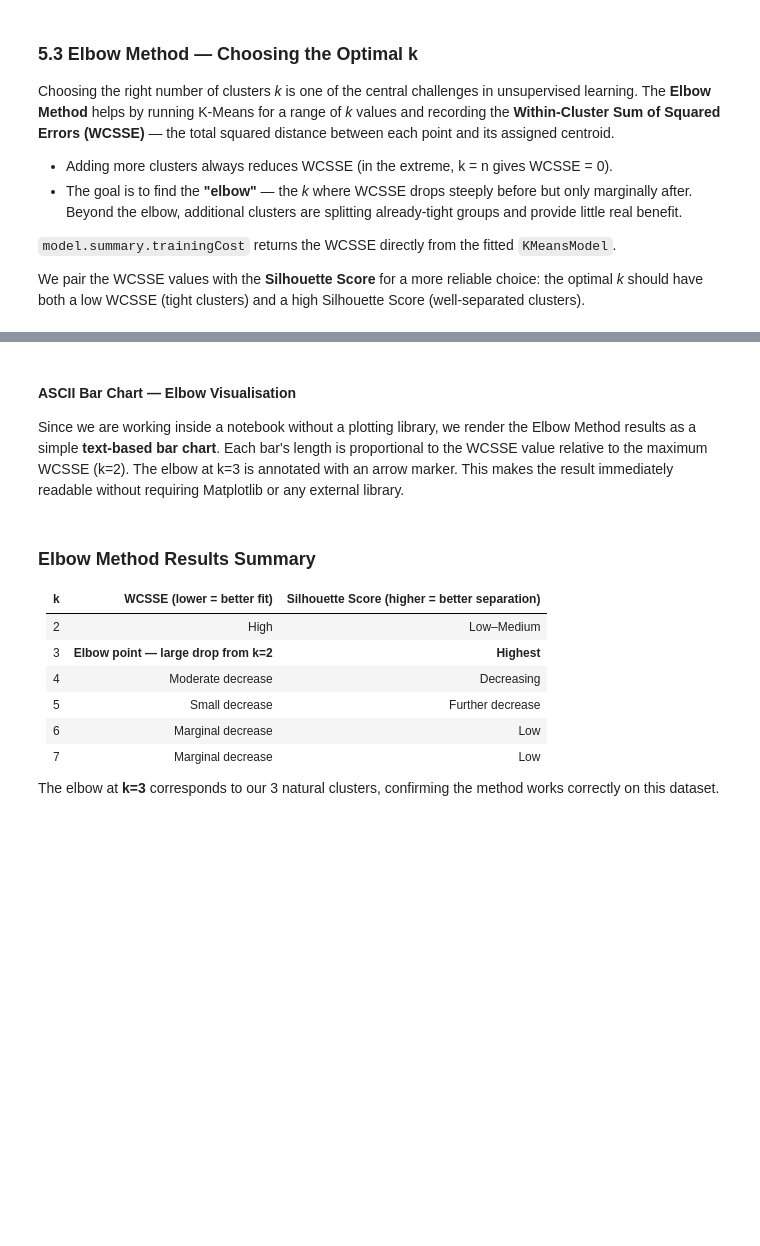
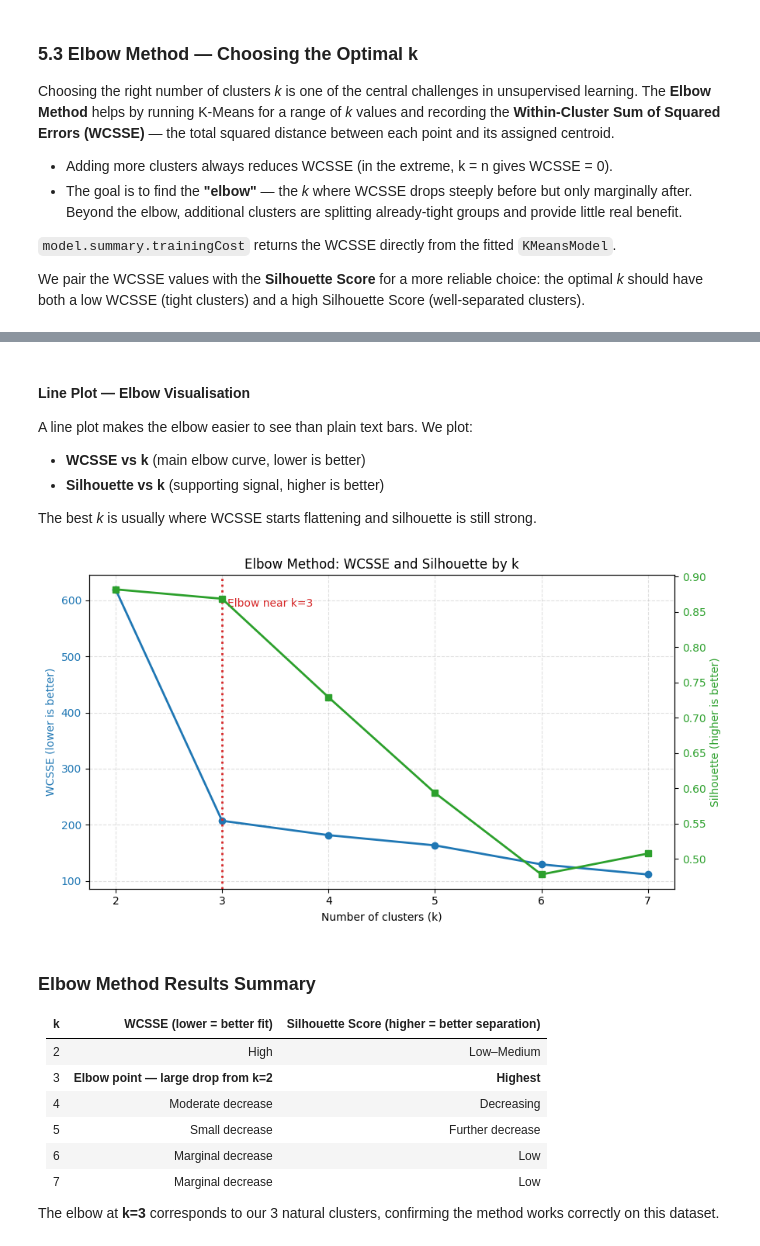
Before and after one commit to msfasha/307401-Big-Data, a Jupyter notebook: 20252/Module 5 - Introduction to Apache Spark/4-Machine_Learning_with_MLlib.ipynb, the cells around one changed output, grey strips where cells are left out. Saved outputs shown, nothing was run; the diff lists cells and outputs as text; code cells hidden in the pictures; blank space fills up the shorter version.

```diff
--- a/20252/Module 5 - Introduction to Apache Spark/4-Machine_Learning_with_MLlib.ipynb
+++ b/20252/Module 5 - Introduction to Apache Spark/4-Machine_Learning_with_MLlib.ipynb
@@ -1014,18 +1147,47 @@ print("\nDone.")
 # %% [markdown]
-#### ASCII Bar Chart — Elbow Visualisation
+#### Line Plot — Elbow Visualisation
 
-Since we are working inside a notebook without a plotting library, we render the Elbow Method results as a simple **text-based bar chart**. Each bar's length is proportional to the WCSSE value relative to the maximum WCSSE (k=2). The elbow at k=3 is annotated with an arrow marker. This makes the result immediately readable without requiring Matplotlib or any external library.
+A line plot makes the elbow easier to see than plain text bars. We plot:
+
+- **WCSSE vs k** (main elbow curve, lower is better)
+- **Silhouette vs k** (supporting signal, higher is better)
+
+The best *k* is usually where WCSSE starts flattening and silhouette is still strong.
 # %%
-# ASCII bar chart for visual inspection of the Elbow Method
-print("\nElbow Method — WCSSE by k")
-print("=" * 55)
-max_wcsse = max(r[1] for r in elbow_results)
-for k, wcsse, sil in elbow_results:
-    bar_len = int((wcsse / max_wcsse) * 35)
-    bar     = "█" * bar_len
-    marker  = " ← elbow" if k == 3 else ""
-    print(f"  k={k}  {bar:<36} {wcsse:>10,.0f}{marker}")
-print("=" * 55)
+# Line plot for Elbow Method (WCSSE) + Silhouette
+import matplotlib.pyplot as plt
+
+# Unpack results
+k_values = [r[0] for r in elbow_results]
+wcsse_values = [r[1] for r in elbow_results]
+sil_values = [r[2] for r in elbow_results]
+
+fig, ax1 = plt.subplots(figsize=(9, 5))
+
+# Left axis: WCSSE
+ax1.plot(k_values, wcsse_values, marker="o", linewidth=2, color="tab:blue", label="WCSSE")
+ax1.set_xlabel("Number of clusters (k)")
+ax1.set_ylabel("WCSSE (lower is better)", color="tab:blue")
+ax1.tick_params(axis="y", labelcolor="tab:blue")
+ax1.set_xticks(k_values)
+ax1.grid(True, linestyle="--", alpha=0.4)
+
+# Right axis: Silhouette
+ax2 = ax1.twinx()
+ax2.plot(k_values, sil_values, marker="s", linewidth=2, color="tab:green", label="Silhouette")
+ax2.set_ylabel("Silhouette (higher is better)", color="tab:green")
+ax2.tick_params(axis="y", labelcolor="tab:green")
+
+# Highlight k=3 (expected elbow in this synthetic dataset)
+if 3 in k_values:
+    ax1.axvline(3, color="tab:red", linestyle=":", linewidth=2)
+    ax1.text(3 + 0.05, max(wcsse_values) * 0.95, "Elbow near k=3", color="tab:red")
+
+plt.title("Elbow Method: WCSSE and Silhouette by k")
+fig.tight_layout()
+plt.show()
+# %% [output]
+[figure, added]
 # %% [markdown]
 ### Elbow Method Results Summary
 
```
Also changed, not shown: parts of 13 cells of this notebook.
